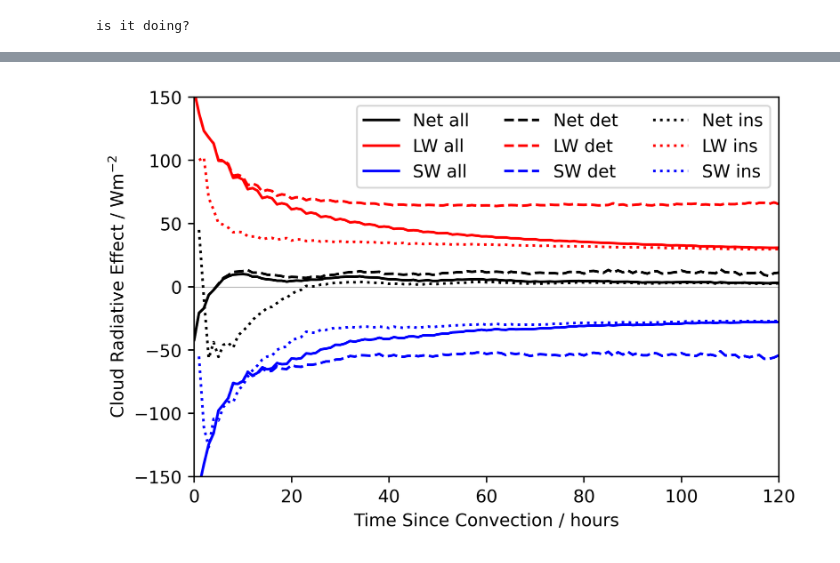
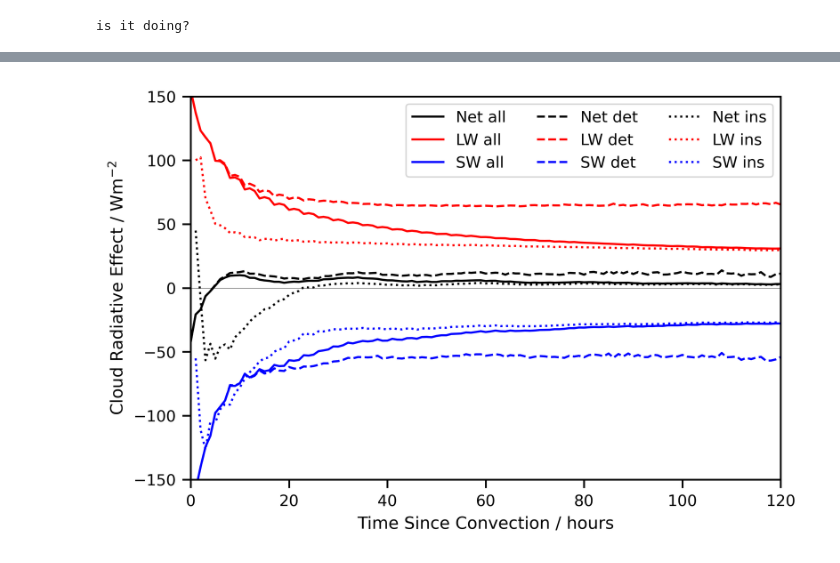
Before and after one commit to georgehorner/SensitivityWork, a Jupyter notebook: LifeTimePaper/Albedo_calc.ipynb, the cells around one changed output, grey strips where cells are left out. Saved outputs shown, nothing was run; the diff lists cells and outputs as text; code cells hidden in the pictures.

```diff
--- a/LifeTimePaper/Albedo_calc.ipynb
+++ b/LifeTimePaper/Albedo_calc.ipynb
@@ -201,3 +201,36 @@ H_sw_l_det, xedges, yedges_sw = np.histogram2d(tsc_l_d.flatten(),np.asarray(swcl
 H_sw_l_ins, xedges, yedges_sw = np.histogram2d(tsc_l_i.flatten(),np.asarray(swcldyzerobkg).flatten(), bins=(xedges,yedges_sw))
 # %% [output]
 is it doing?
+# %%
+frac = 0.2245
+pa = 0.04
+img_extent = (-180, 180, -30, 30)
+fig = plt.figure(figsize=(8,6),dpi=500)
+import seaborn as sns
+sns.set_context('paper')
+gs = fig.add_gridspec(3, 1)
+ax0 = fig.add_subplot(gs[0, 0], projection=ccrs.PlateCarree())
+ax1 = fig.add_subplot(gs[1, 0], projection=ccrs.PlateCarree())
+ax2 = fig.add_subplot(gs[2, 0], projection=ccrs.PlateCarree())
+
+ax0.set_extent([-80,70,-29.5,29.5], crs=ccrs.PlateCarree())
+ax0.coastlines(resolution='auto', color='k',linewidth=0.5)
+im0 = ax0.imshow(- solar_t_sm[12]*alb_all_t_sm[12,:,:],interpolation='none',vmax=0,vmin=-800,origin='lower',extent=img_extent,cmap='viridis_r',transform=ccrs.PlateCarree(central_longitude=180))
+plt.colorbar(im0,ax=ax0,orientation='vertical',label='All Sky \n SW CRE / Wm$^{-2}$',fraction=frac, pad=pa)
+
+
+ax1.set_extent([-80,70,-29.5,29.5], crs=ccrs.PlateCarree())
+ax1.coastlines(resolution='auto', color='k',linewidth=0.5)
+im1 = ax1.imshow(- solar_t_sm[12]*np.nanmean(bkg_alb[:,:,:],axis=0),interpolation='none',vmax=0,vmin=-800,origin='lower',extent=img_extent,cmap='viridis_r',transform=ccrs.PlateCarree(central_longitude=180))
+plt.colorbar(im1,ax=ax1,orientation='vertical',label='Background \n SW CRE / Wm$^{-2}$',fraction=frac, pad=pa)
+
+ax2.set_extent([-80,70,-29.5,29.5], crs=ccrs.PlateCarree())
+ax2.coastlines(resolution='auto', color='k',linewidth=0.5)
+im2 = ax2.imshow(- solar_t_sm[12]*(alb_all_t_sm[12] -  np.nanmean(bkg_alb[:,:,:],axis=0)),interpolation='none',vmax=400,vmin=-400,origin='lower',extent=img_extent,cmap='RdBu_r',transform=ccrs.PlateCarree(central_longitude=180))
+plt.colorbar(im2,ax=ax2,orientation='vertical',label='High Cloud \n SW CRE / Wm$^{-2}$',fraction=frac, pad=pa)
+
+plt.text(-79,174,'(a)')
+plt.text(-79,102,'(b)')
+plt.text(-79,32,'(c)')
+
+plt.savefig('/disk1/Users/gah20/LifeTimePaper/CRE_Background.pdf',dpi=600,bbox_inches='tight')
@@ -367,30 +402,31 @@ totalforcing_o = lwsum_o+swsum_o
 
 totalforcing_l = lwsum_l+swsum_l
 # %%
+import seaborn as sns
 plt.figure(dpi=500)
-
+sns.set_context('paper')
 plt.plot(LW_AVERAGE_all+SW_AVERAGE_all,label='Net all',color='black')
 plt.plot(LW_AVERAGE_all, label='LW all',color='red')
 plt.plot(SW_AVERAGE_all, label='SW all',color='blue')
 
 plt.plot(LW_AVERAGE_det + SW_AVERAGE_det, label='Net det',color='black',linestyle='dashed')
 plt.plot(LW_AVERAGE_det, label='LW det',linestyle='dashed',color='red')
 plt.plot(SW_AVERAGE_det, label='SW det',linestyle='dashed',color='blue')
 
 plt.plot(LW_AVERAGE_ins + SW_AVERAGE_ins, label='Net ins',color='black',linestyle='dotted')
 plt.plot(LW_AVERAGE_ins, label='LW ins',linestyle='dotted',color='red')
 plt.plot(SW_AVERAGE_ins, label='SW ins',linestyle='dotted',color='blue')
 
 plt.legend(ncol=3)
 
 plt.ylim(-150,150)
 plt.axhline(0,color='k',linewidth=0.2)
 plt.xlim(0,120)
 plt.xlabel('Time Since Convection / hours')
 plt.ylabel('Cloud Radiative Effect / Wm$^{-2}$')
-plt.savefig('forcing_albedo_all.png',bbox_inches='tight')
+plt.savefig('forcing_albedo_all.pdf',bbox_inches='tight')
 # %% [output]
-[figure, old version]
+[figure, new version]
 # %%
 totalforcing = []
 totalforcing_land = []
```
Also changed, not shown: parts of 14 cells of this notebook, 3 other files.
